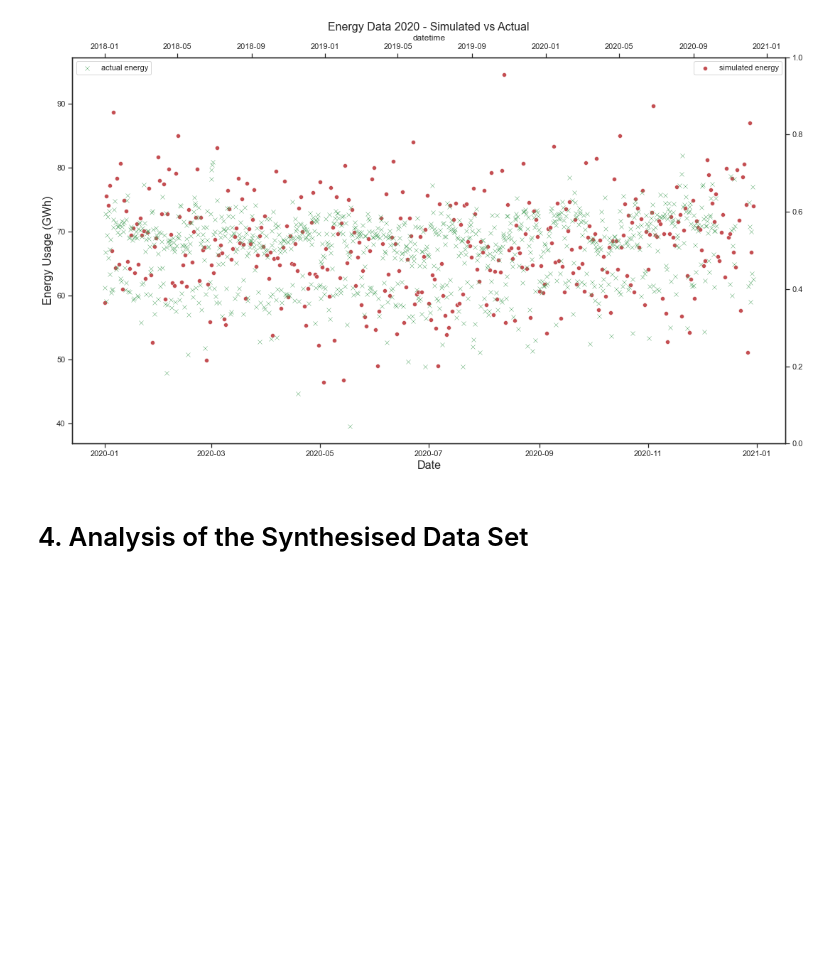
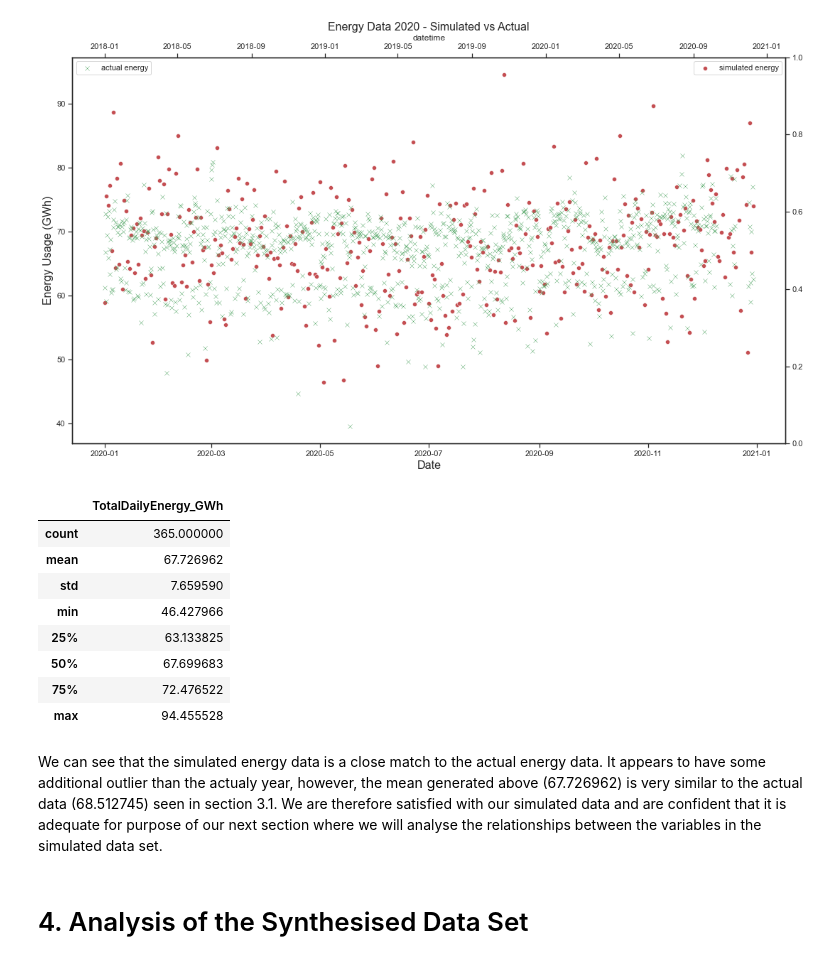
Before and after one commit to Keitho08/Prog_for_data_analyis_project_2020, a Jupyter notebook: Programming_for_Data_Analysis_Project_2020.ipynb, the cells around one changed output. Cells and saved outputs as stored; diff of their text form; code cells hidden in the pictures; blank space fills up the shorter version.

```diff
--- a/Programming_for_Data_Analysis_Project_2020.ipynb
+++ b/Programming_for_Data_Analysis_Project_2020.ipynb
@@ -333,6 +397,20 @@ plt.legend(loc='upper left')
 plt.show()
 # %% [output]
 [figure]
+# %%
+syn2020EnergyDict.describe() # Lets also get the summary of energy data for comparison with actual data:
+# %% [output]
+|  | TotalDailyEnergy_GWh |
+| count | 365.000000 |
+| mean | 67.726962 |
+| std | 7.659590 |
+| min | 46.427966 |
+| 25% | 63.133825 |
+| 50% | 67.699683 |
+| 75% | 72.476522 |
+| max | 94.455528 |
+# %% [markdown]
+We can see that the simulated energy data is a close match to the actual energy data. It appears to have some additional outlier than the actualy year, however, the mean generated above (67.726962) is very similar to the actual data (68.512745) seen in section 3.1. We are therefore satisfied with our simulated data and are confident that it is adequate for purpose of our next section where we will analyse the relationships between the variables in the simulated data set.
 # %% [markdown]
 # 4. Analysis of the Synthesised Data Set
 # %% [markdown]
```
Also changed, not shown: parts of 39 cells of this notebook.
